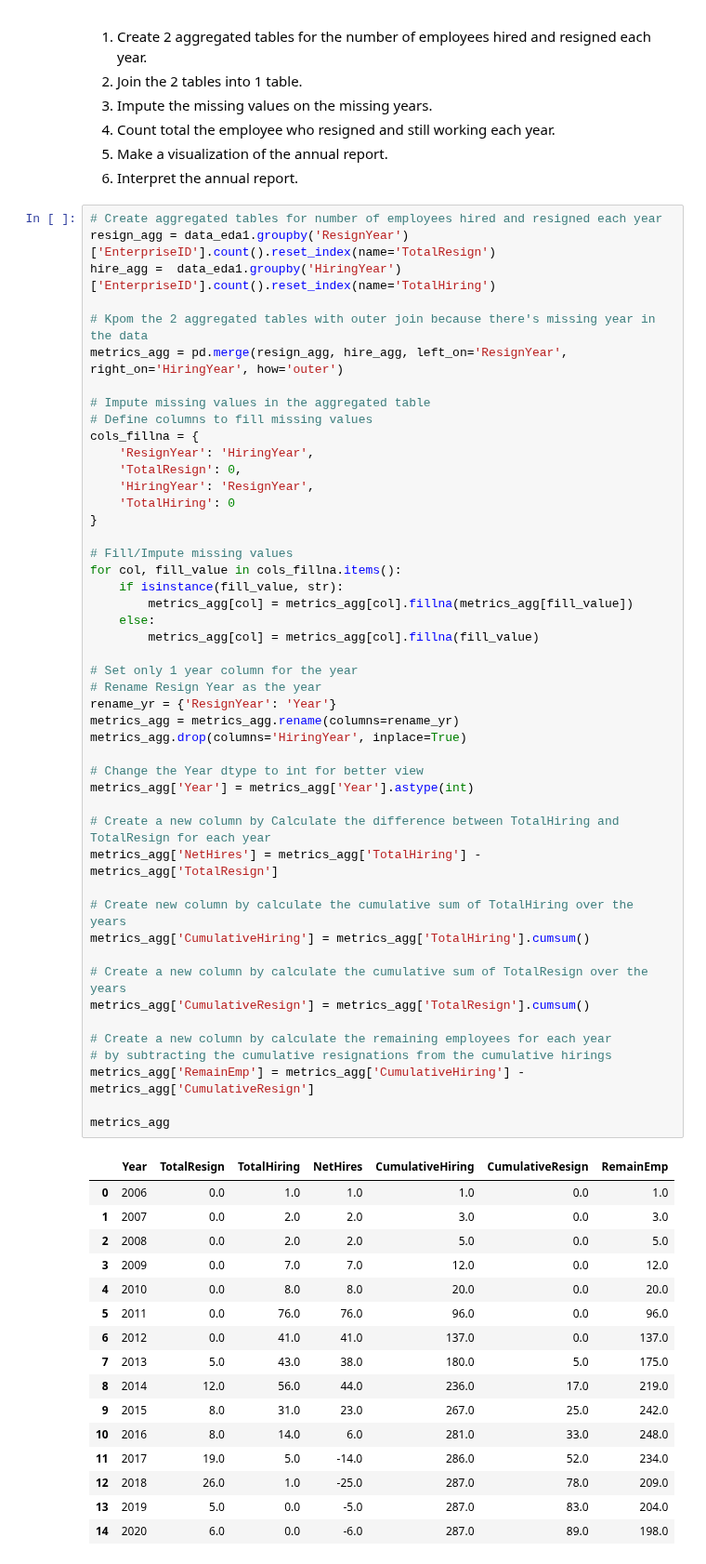
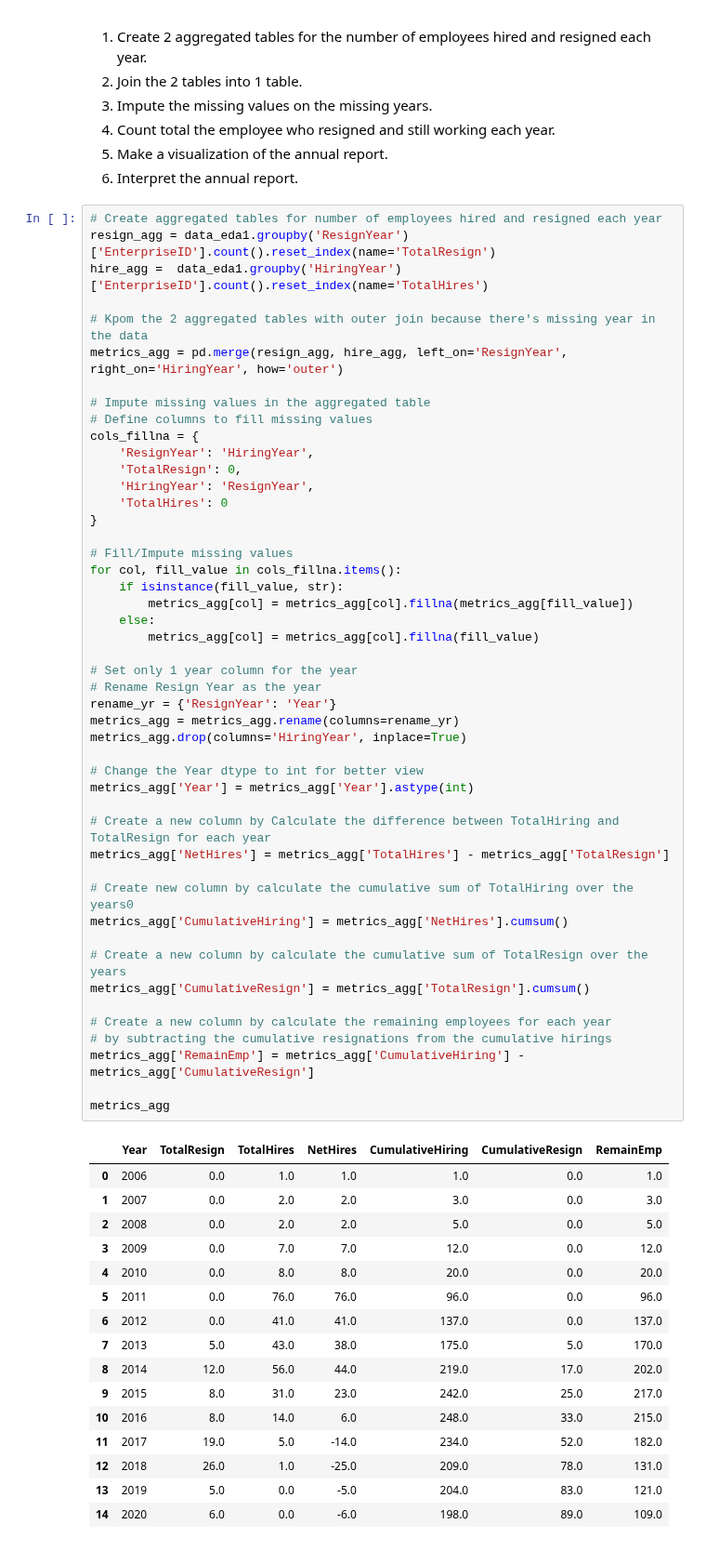
Before and after one commit to azaryasph/Improving-Employee-Retention-By-Predicting-Employee-Attrition-Using-Machine-Learning, a Jupyter notebook: notebook/predict_employee_attrition.ipynb, the cells around one changed output. Shown at 93% size. Saved outputs shown, nothing was run; the diff lists cells and outputs as text.

```diff
--- a/notebook/predict_employee_attrition.ipynb
+++ b/notebook/predict_employee_attrition.ipynb
@@ -323,7 +323,7 @@ Creating an annual report on the number of employees in the company.<br><br>
 # %%
 # Create aggregated tables for number of employees hired and resigned each year
 resign_agg = data_eda1.groupby('ResignYear')['EnterpriseID'].count().reset_index(name='TotalResign')
-hire_agg =  data_eda1.groupby('HiringYear')['EnterpriseID'].count().reset_index(name='TotalHiring')
+hire_agg =  data_eda1.groupby('HiringYear')['EnterpriseID'].count().reset_index(name='TotalHires')
 
 # Kpom the 2 aggregated tables with outer join because there's missing year in the data
 metrics_agg = pd.merge(resign_agg, hire_agg, left_on='ResignYear', right_on='HiringYear', how='outer')
@@ -334,41 +334,41 @@ cols_fillna = {
     'ResignYear': 'HiringYear',
     'TotalResign': 0,
     'HiringYear': 'ResignYear',
-    'TotalHiring': 0
+    'TotalHires': 0
 }
 
 # Fill/Impute missing values
 for col, fill_value in cols_fillna.items():
     if isinstance(fill_value, str):
         metrics_agg[col] = metrics_agg[col].fillna(metrics_agg[fill_value])
     else:
         metrics_agg[col] = metrics_agg[col].fillna(fill_value)
 
 # Set only 1 year column for the year
 # Rename Resign Year as the year
 rename_yr = {'ResignYear': 'Year'}
 metrics_agg = metrics_agg.rename(columns=rename_yr)
 metrics_agg.drop(columns='HiringYear', inplace=True)
 
 # Change the Year dtype to int for better view
 metrics_agg['Year'] = metrics_agg['Year'].astype(int)
 
 # Create a new column by Calculate the difference between TotalHiring and TotalResign for each year
-metrics_agg['NetHires'] = metrics_agg['TotalHiring'] - metrics_agg['TotalResign']
+metrics_agg['NetHires'] = metrics_agg['TotalHires'] - metrics_agg['TotalResign']
 
-# Create new column by calculate the cumulative sum of TotalHiring over the years
-metrics_agg['CumulativeHiring'] = metrics_agg['TotalHiring'].cumsum()
+# Create new column by calculate the cumulative sum of TotalHiring over the years0
+metrics_agg['CumulativeHiring'] = metrics_agg['NetHires'].cumsum()
 
 # Create a new column by calculate the cumulative sum of TotalResign over the years
 metrics_agg['CumulativeResign'] = metrics_agg['TotalResign'].cumsum()
 
 # Create a new column by calculate the remaining employees for each year
 # by subtracting the cumulative resignations from the cumulative hirings
 metrics_agg['RemainEmp'] = metrics_agg['CumulativeHiring'] - metrics_agg['CumulativeResign']
 
 metrics_agg
 # %% [output]
-|  | Year | TotalResign | TotalHiring | NetHires | CumulativeHiring | CumulativeResign | RemainEmp |
+|  | Year | TotalResign | TotalHires | NetHires | CumulativeHiring | CumulativeResign | RemainEmp |
 | 0 | 2006 | 0.0 | 1.0 | 1.0 | 1.0 | 0.0 | 1.0 |
 | 1 | 2007 | 0.0 | 2.0 | 2.0 | 3.0 | 0.0 | 3.0 |
 | 2 | 2008 | 0.0 | 2.0 | 2.0 | 5.0 | 0.0 | 5.0 |
@@ -376,11 +376,11 @@ metrics_agg
 | 4 | 2010 | 0.0 | 8.0 | 8.0 | 20.0 | 0.0 | 20.0 |
 | 5 | 2011 | 0.0 | 76.0 | 76.0 | 96.0 | 0.0 | 96.0 |
 | 6 | 2012 | 0.0 | 41.0 | 41.0 | 137.0 | 0.0 | 137.0 |
-| 7 | 2013 | 5.0 | 43.0 | 38.0 | 180.0 | 5.0 | 175.0 |
-| 8 | 2014 | 12.0 | 56.0 | 44.0 | 236.0 | 17.0 | 219.0 |
-| 9 | 2015 | 8.0 | 31.0 | 23.0 | 267.0 | 25.0 | 242.0 |
-| 10 | 2016 | 8.0 | 14.0 | 6.0 | 281.0 | 33.0 | 248.0 |
-| 11 | 2017 | 19.0 | 5.0 | -14.0 | 286.0 | 52.0 | 234.0 |
-| 12 | 2018 | 26.0 | 1.0 | -25.0 | 287.0 | 78.0 | 209.0 |
-| 13 | 2019 | 5.0 | 0.0 | -5.0 | 287.0 | 83.0 | 204.0 |
-| 14 | 2020 | 6.0 | 0.0 | -6.0 | 287.0 | 89.0 | 198.0 |
+| 7 | 2013 | 5.0 | 43.0 | 38.0 | 175.0 | 5.0 | 170.0 |
+| 8 | 2014 | 12.0 | 56.0 | 44.0 | 219.0 | 17.0 | 202.0 |
+| 9 | 2015 | 8.0 | 31.0 | 23.0 | 242.0 | 25.0 | 217.0 |
+| 10 | 2016 | 8.0 | 14.0 | 6.0 | 248.0 | 33.0 | 215.0 |
+| 11 | 2017 | 19.0 | 5.0 | -14.0 | 234.0 | 52.0 | 182.0 |
+| 12 | 2018 | 26.0 | 1.0 | -25.0 | 209.0 | 78.0 | 131.0 |
+| 13 | 2019 | 5.0 | 0.0 | -5.0 | 204.0 | 83.0 | 121.0 |
+| 14 | 2020 | 6.0 | 0.0 | -6.0 | 198.0 | 89.0 | 109.0 |
```
Also changed, not shown: parts of 8 cells of this notebook.
